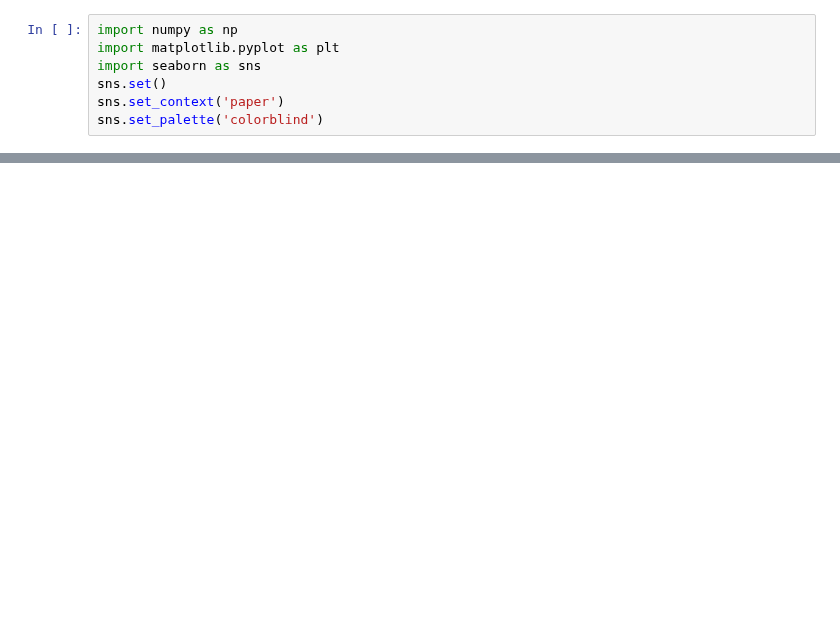
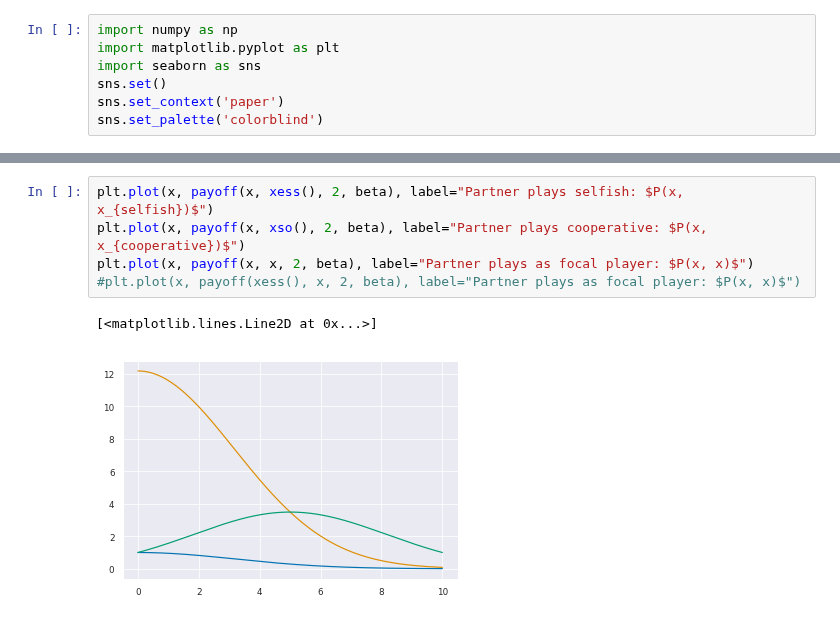
Before and after one commit to PaulEcoffet/roborobo3, a Jupyter notebook: roborobo3/notebooks/Payoff.ipynb, the cells around one changed output, grey strips where cells are left out. Cells and saved outputs as stored; diff of their text form; blank space fills up the shorter version.

```diff
--- a/roborobo3/notebooks/Payoff.ipynb
+++ b/roborobo3/notebooks/Payoff.ipynb
@@ -31,0 +46,8 @@ Text(0.5, 1.0, "Different Payoff functions according to partner's investment")
+# %%
+plt.plot(x, payoff(x, xess(), 2, beta), label="Partner plays selfish: $P(x, x_{selfish})$")
+plt.plot(x, payoff(x, xso(), 2, beta), label="Partner plays cooperative: $P(x, x_{cooperative})$")
+plt.plot(x, payoff(x, x, 2, beta), label="Partner plays as focal player: $P(x, x)$")
+#plt.plot(x, payoff(xess(), x, 2, beta), label="Partner plays as focal player: $P(x, x)$")
+# %% [output]
+[<matplotlib.lines.Line2D at 0x...>]
+[figure, added]
```
Also changed, not shown: parts of 3 cells of this notebook, 5 other files.
